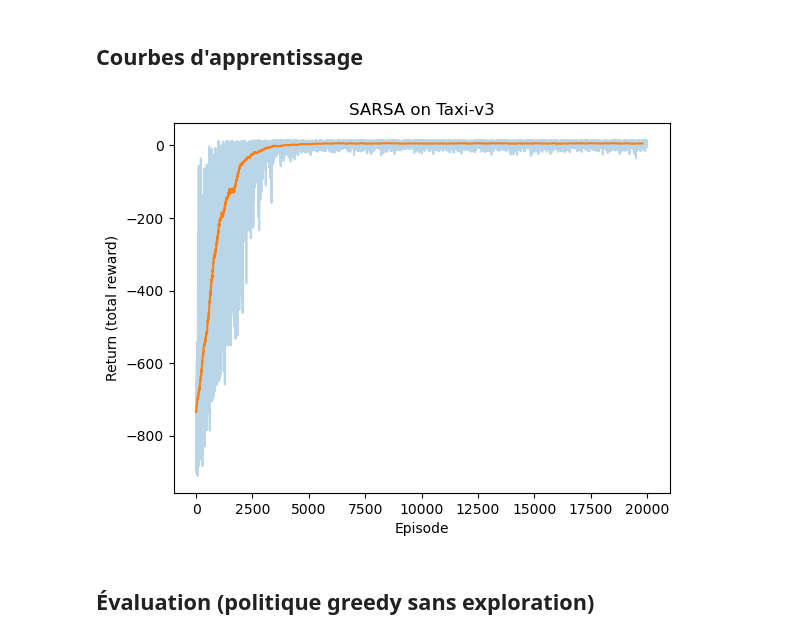
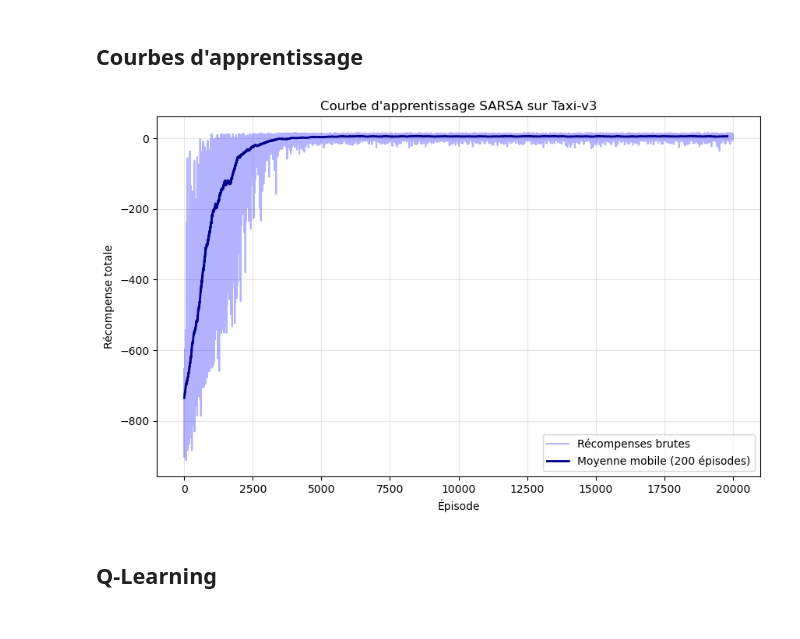
Before and after one commit to Roms-dev/reinforcement-learning-taxi, a Jupyter notebook: SARSA.ipynb, the cells around one changed output. Drawn from its saved outputs; the diff is of its cells as text; code cells hidden in the pictures.

```diff
--- a/SARSA.ipynb
+++ b/SARSA.ipynb
@@ -7,10 +9,23 @@ import matplotlib.pyplot as plt
 # %%
+# =============================================================================
+# FONCTIONS UTILITAIRES
+# =============================================================================
+
 def epsilon_greedy(Q, state, n_actions, epsilon, rng):
-    if rng.random() < epsilon:
+    """
+    Politique epsilon-greedy : avec proba epsilon on explore (action aléatoire),
+    sinon on exploite (meilleure action selon Q).
+    C'est le compromis exploration vs exploitation !
+    """
+    if rng.random() < epsilon:  # Exploration : on choisit au hasard
         return int(rng.integers(n_actions))
-    return int(np.argmax(Q[state]))
+    return int(np.argmax(Q[state]))  # Exploitation : on prend la meilleure action connue
 
 def moving_average(x, window=200):
+    """
+    Calcule la moyenne mobile pour lisser les courbes d'apprentissage.
+    Ça permet de mieux voir la tendance générale sans le bruit.
+    """
     x = np.asarray(x, dtype=np.float32)
     if len(x) < window:
         return x
@@ -68,7 +100,8 @@ def train_sarsa(
 # %% [markdown]
 ## Lancer Entraînement
 # %%
-Q, rewards = train_sarsa(
+# Entraînement SARSA
+Q_sarsa, rewards_sarsa, time_sarsa = train_sarsa(
     episodes=20_000,
     alpha=0.1,
     gamma=0.99,
@@ -77,4 +110,5 @@ Q, rewards = train_sarsa(
     epsilon_decay=0.9995,
     seed=42
 )
+print(f"\nTemps d'entraînement SARSA: {time_sarsa:.2f} secondes")
 # %% [output]
@@ -101,16 +121,23 @@ Episode  20000 | eps=0.050 | avg(last1000)=5.17
 # %% [markdown]
 ## Courbes d'apprentissage
 # %%
-plt.figure()
-plt.plot(rewards, alpha=0.3)
-ma = moving_average(rewards, window=200)
-plt.plot(range(len(ma)), ma)
-plt.xlabel("Episode")
-plt.ylabel("Return (total reward)")
-plt.title("SARSA on Taxi-v3")
+# Courbe d'apprentissage SARSA
+# On trace les récompenses brutes (transparentes) + la moyenne mobile (ligne pleine)
+plt.figure(figsize=(10, 6))
+plt.plot(rewards_sarsa, alpha=0.3, color='blue', label='Récompenses brutes')
+ma_sarsa = moving_average(rewards_sarsa, window=200)
+plt.plot(range(len(ma_sarsa)), ma_sarsa, color='darkblue', linewidth=2, label='Moyenne mobile (200 épisodes)')
+plt.xlabel("Épisode")
+plt.ylabel("Récompense totale")
+plt.title("Courbe d'apprentissage SARSA sur Taxi-v3")
+plt.legend()
+plt.grid(True, alpha=0.3)
 plt.show()
+
+# On peut voir que l'agent commence avec des récompenses très négatives
+# (il fait n'importe quoi) puis apprend progressivement à faire mieux
 # %% [output]
-[figure, old version]
+[figure, new version]
 # %% [markdown]
-## Évaluation (politique greedy sans exploration)
+## Q-Learning
 # %%
```
Also changed, not shown: parts of 26 cells of this notebook.
